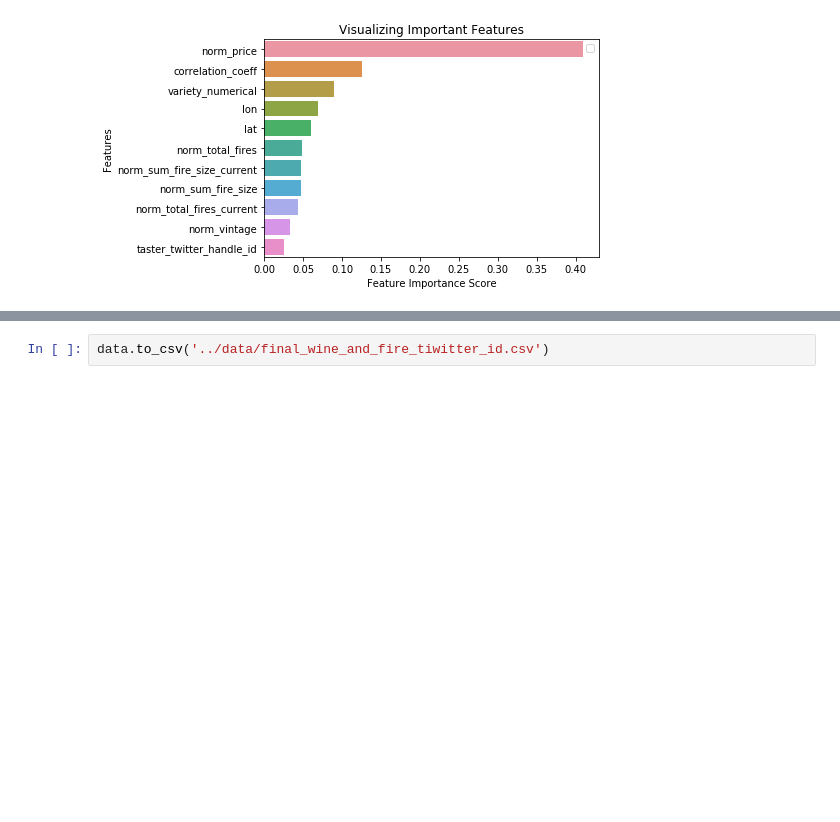
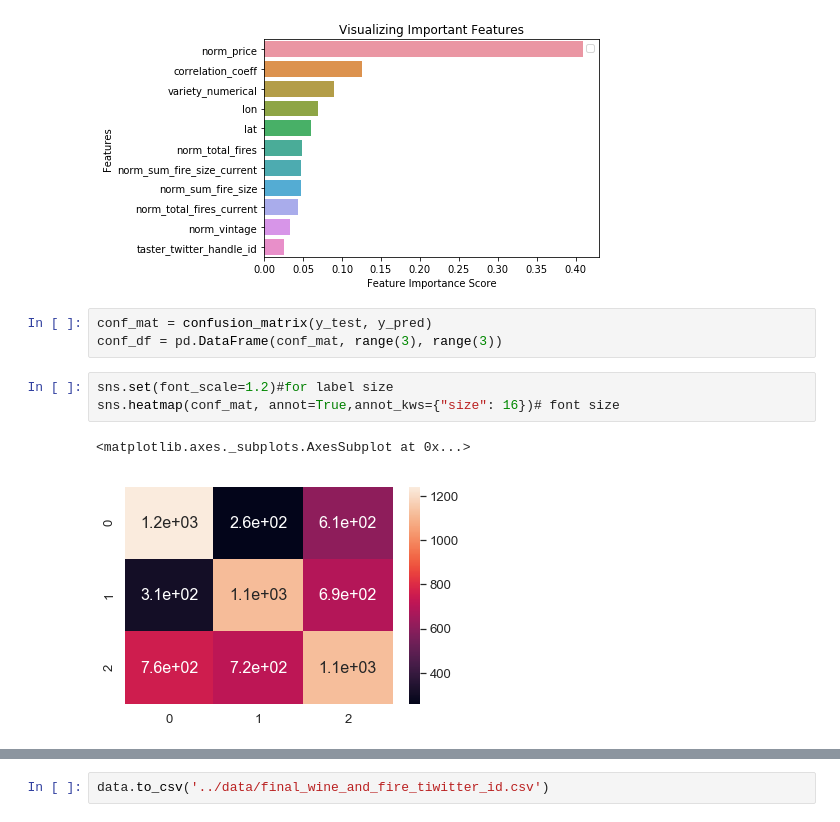
Before and after one commit to jems2019/CMPE257, a Jupyter notebook: Random_forest/Randfom_forest.ipynb, the cells around one changed output, grey strips where cells are left out. Saved outputs shown, nothing was run; the diff lists cells and outputs as text; blank space fills up the shorter version.

Commit message:
adding in confusion matrix

```diff
--- a/Random_forest/Randfom_forest.ipynb
+++ b/Random_forest/Randfom_forest.ipynb
@@ -246,3 +247,12 @@ plt.show()
 ('Accuracy:', 0.5058565153733529)
 ('Accuracy:', 0.5101024890190337)
 [figure]
+# %%
+conf_mat = confusion_matrix(y_test, y_pred)
+conf_df = pd.DataFrame(conf_mat, range(3), range(3))
+# %%
+sns.set(font_scale=1.2)#for label size
+sns.heatmap(conf_mat, annot=True,annot_kws={"size": 16})# font size
+# %% [output]
+<matplotlib.axes._subplots.AxesSubplot at 0x...>
+[figure, added]
```
Also changed, not shown: parts of 2 cells of this notebook.
